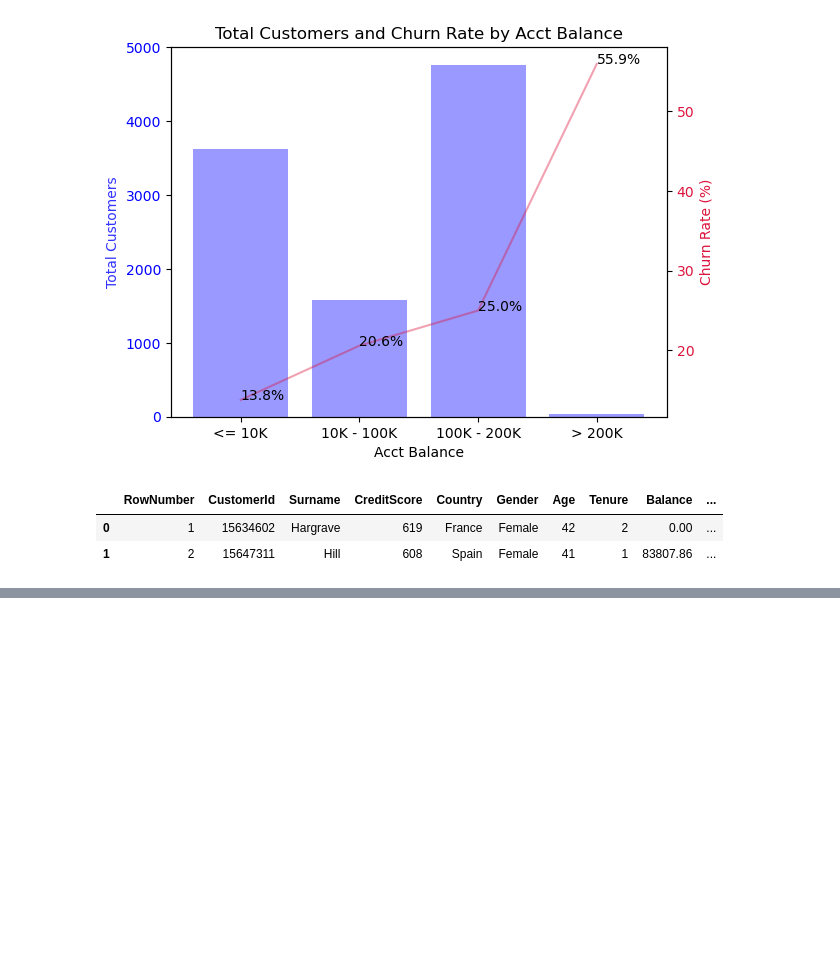
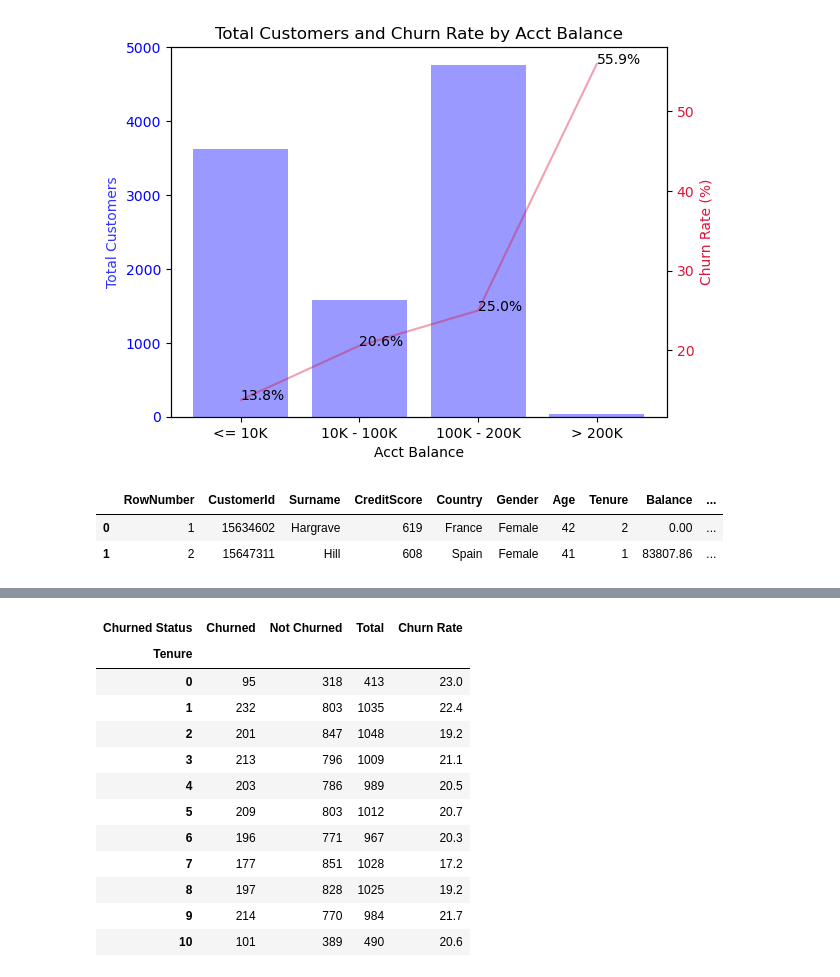
Before and after one commit to valezenwanne/Bank-Customer-Churn-Prediction, a Jupyter notebook: Bank Customer Churn Prediction.ipynb, the cells around one changed output, grey strips where cells are left out. Cells and saved outputs as stored; diff of their text form; code cells hidden in the pictures; blank space fills up the shorter version.

```diff
--- a/Bank Customer Churn Prediction.ipynb
+++ b/Bank Customer Churn Prediction.ipynb
@@ -1101,0 +1127,18 @@ plt.show()
+# %%
+#creating the % churned and % Not churned columns
+tenure_churn['Churn Rate'] = round((tenure_churn['Churned']/tenure_churn['Total'])*100, 1)
+tenure_churn
+# %% [output]
+| Churned Status | Churned | Not Churned | Total | Churn Rate |
+| Tenure |  |  |  |  |
+| 0 | 95 | 318 | 413 | 23.0 |
+| 1 | 232 | 803 | 1035 | 22.4 |
+| 2 | 201 | 847 | 1048 | 19.2 |
+| 3 | 213 | 796 | 1009 | 21.1 |
+| 4 | 203 | 786 | 989 | 20.5 |
+| 5 | 209 | 803 | 1012 | 20.7 |
+| 6 | 196 | 771 | 967 | 20.3 |
+| 7 | 177 | 851 | 1028 | 17.2 |
+| 8 | 197 | 828 | 1025 | 19.2 |
+| 9 | 214 | 770 | 984 | 21.7 |
+| 10 | 101 | 389 | 490 | 20.6 |
```
Also changed, not shown: parts of 44 cells of this notebook.
